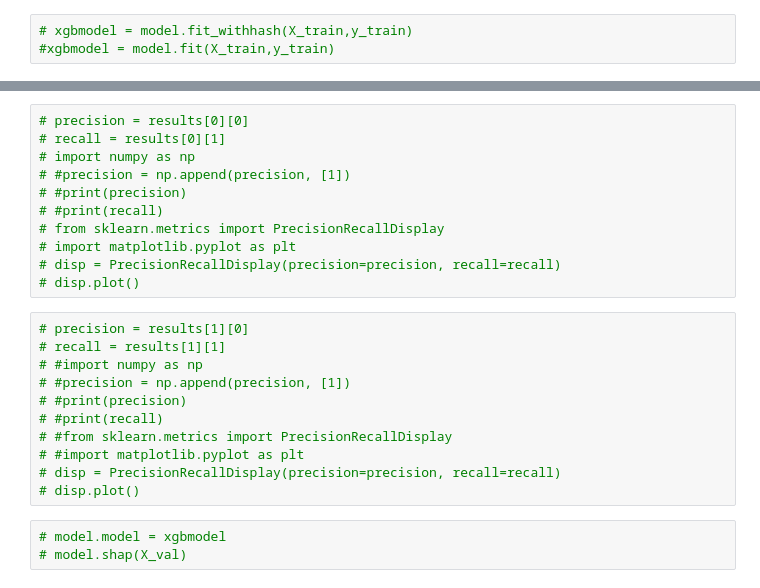
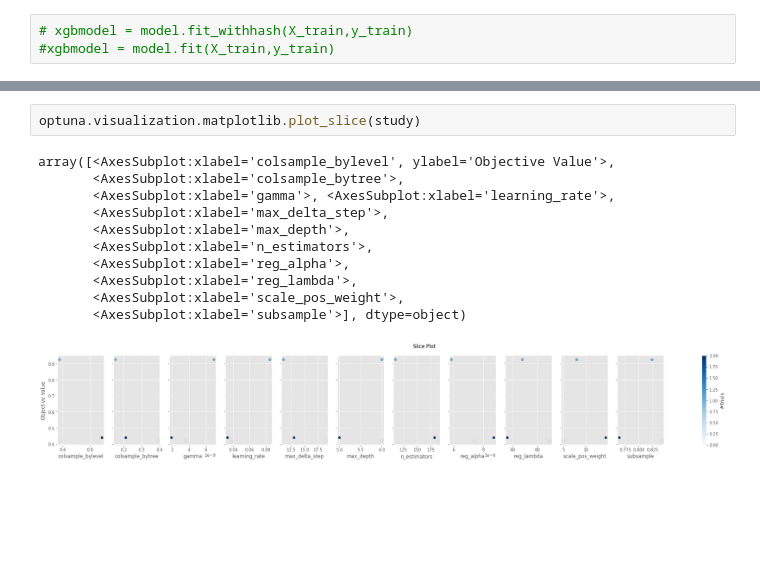
Before and after one commit to secureailabs/Engineering, a Jupyter notebook: Milestone3/orchestrator_scripts/orchestrator_hyperparameter_optimization.ipynb, the cells around one changed output, grey strips where cells are left out. Cells and saved outputs as stored; diff of their text form; blank space fills up the shorter version.

```diff
--- a/Milestone3/orchestrator_scripts/orchestrator_hyperparameter_optimization.ipynb
+++ b/Milestone3/orchestrator_scripts/orchestrator_hyperparameter_optimization.ipynb
@@ -261,25 +261,14 @@ print(f"Optimized parameters: {best_params}\n")
-# %%
-# precision = results[0][0]
-# recall = results[0][1]
-# import numpy as np
-# #precision = np.append(precision, [1])
-# #print(precision)
-# #print(recall)
-# from sklearn.metrics import PrecisionRecallDisplay
-# import matplotlib.pyplot as plt
-# disp = PrecisionRecallDisplay(precision=precision, recall=recall)
-# disp.plot()
-# %%
-# precision = results[1][0]
-# recall = results[1][1]
-# #import numpy as np
-# #precision = np.append(precision, [1])
-# #print(precision)
-# #print(recall)
-# #from sklearn.metrics import PrecisionRecallDisplay
-# #import matplotlib.pyplot as plt
-# disp = PrecisionRecallDisplay(precision=precision, recall=recall)
-# disp.plot()
-# %%
-# model.model = xgbmodel
-# model.shap(X_val)
+# %%
+optuna.visualization.matplotlib.plot_slice(study)
+# %% [output]
+array([<AxesSubplot:xlabel='colsample_bylevel', ylabel='Objective Value'>,
+       <AxesSubplot:xlabel='colsample_bytree'>,
+       <AxesSubplot:xlabel='gamma'>, <AxesSubplot:xlabel='learning_rate'>,
+       <AxesSubplot:xlabel='max_delta_step'>,
+       <AxesSubplot:xlabel='max_depth'>,
+       <AxesSubplot:xlabel='n_estimators'>,
+       <AxesSubplot:xlabel='reg_alpha'>,
+       <AxesSubplot:xlabel='reg_lambda'>,
+       <AxesSubplot:xlabel='scale_pos_weight'>,
+       <AxesSubplot:xlabel='subsample'>], dtype=object)
+[figure, added]
```
Also changed, not shown: parts of 12 cells of this notebook.
